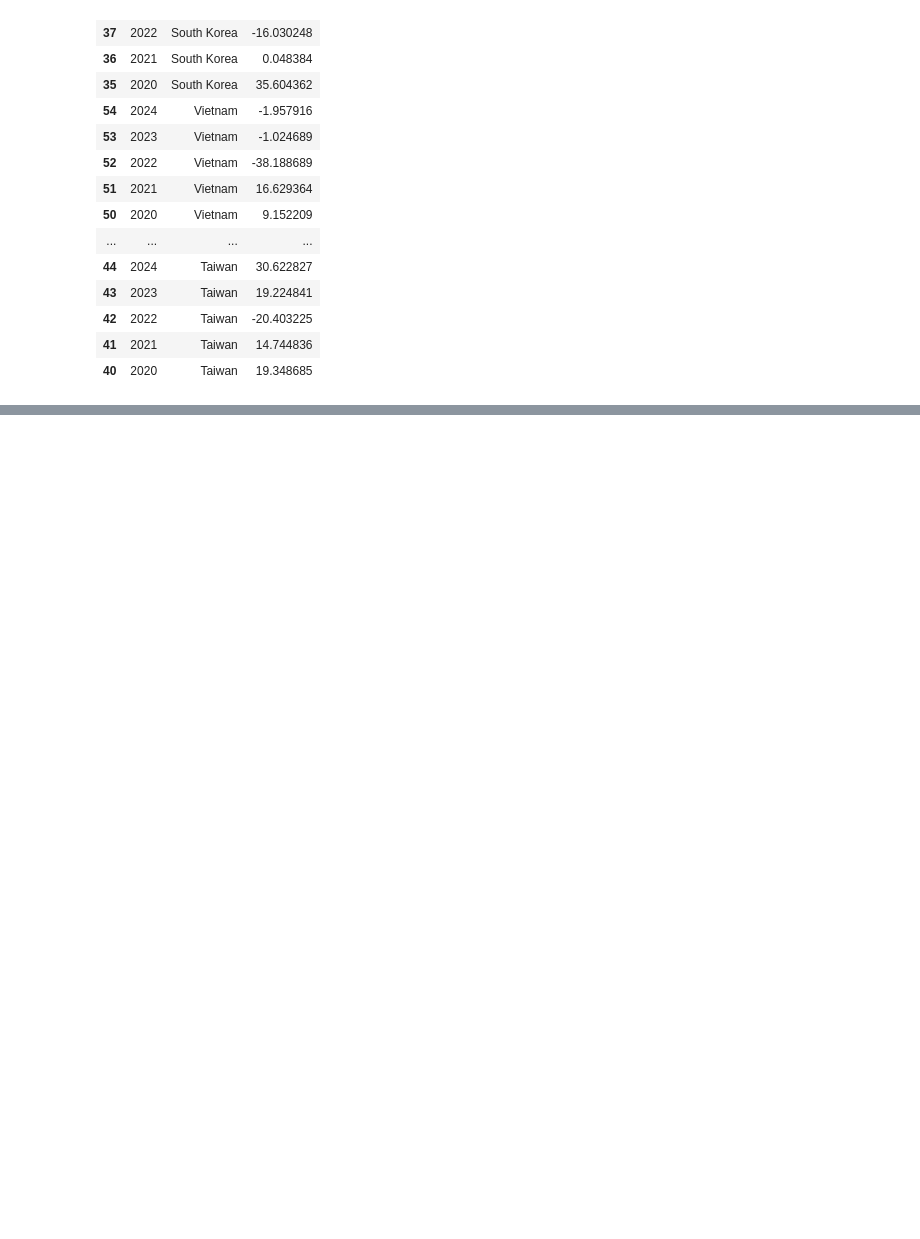
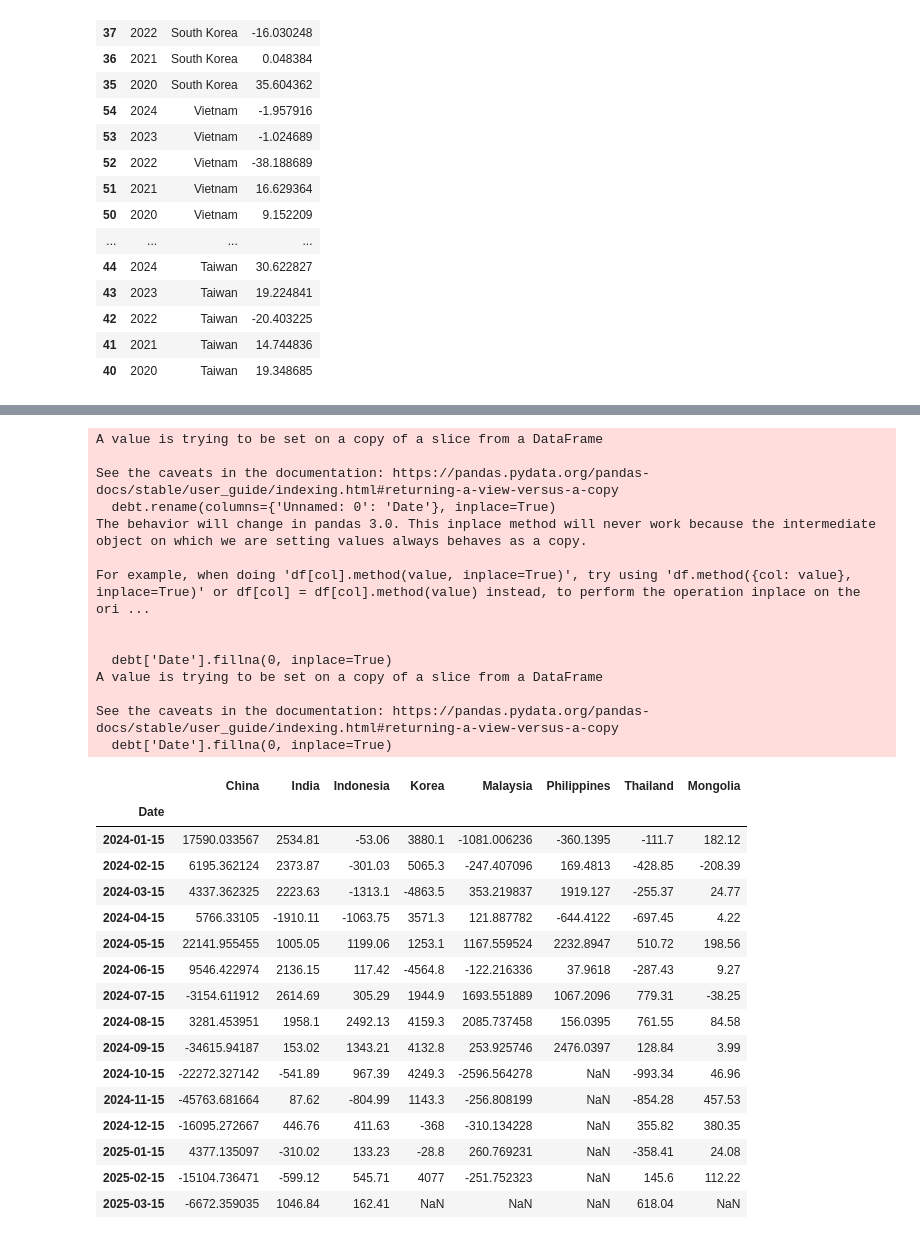
Before and after one commit to aizudeen11/cfm-nlp, a Jupyter notebook: to_gsheet/main.ipynb, the cells around one changed output, grey strips where cells are left out. Saved outputs shown, nothing was run; the diff lists cells and outputs as text; code cells hidden in the pictures; blank space fills up the shorter version.

```diff
--- a/to_gsheet/main.ipynb
+++ b/to_gsheet/main.ipynb
@@ -216,0 +224,8 @@ df.head()
+# %%
+equity = df[df.columns[[0,1,3,5,7,9,11,13,14,16,45,60]]]
+equity.rename(columns={'Unnamed: 0': 'Date'}, inplace=True)
+equity['Date'].fillna(0, inplace=True)
+date_new = [x for x in equity['Date'] if isinstance(x, datetime.date)]
+equity = equity[equity['Date'].isin(date_new)]
+equity.set_index('Date', inplace=True)
+equity
@@ -216,0 +261,41 @@ df.head()
+# %%
+debt = df[df.columns[[0,2,4,6,8,10,12,15,61]]]
+debt.rename(columns={'Unnamed: 0': 'Date'}, inplace=True)
+debt['Date'].fillna(0, inplace=True)
+date_new = [x for x in debt['Date'] if isinstance(x, datetime.date)]
+debt = debt[debt['Date'].isin(date_new)]
+debt.rename(columns={k:v for (k,v) in zip(debt.columns, equity.columns.drop(['Taiwan, China', 'Vietnam', 'Sri lanka']))}, inplace=True)
+debt.set_index('Date', inplace=True)
+debt.tail(15)
+# %% [output]
+A value is trying to be set on a copy of a slice from a DataFrame
+
+See the caveats in the documentation: https://pandas.pydata.org/pandas-docs/stable/user_guide/indexing.html#returning-a-view-versus-a-copy
+  debt.rename(columns={'Unnamed: 0': 'Date'}, inplace=True)
+The behavior will change in pandas 3.0. This inplace method will never work because the intermediate object on which we are setting values always behaves as a copy.
+
+For example, when doing 'df[col].method(value, inplace=True)', try using 'df.method({col: value}, inplace=True)' or df[col] = df[col].method(value) instead, to perform the operation inplace on the ori ...
+
+
+  debt['Date'].fillna(0, inplace=True)
+A value is trying to be set on a copy of a slice from a DataFrame
+
+See the caveats in the documentation: https://pandas.pydata.org/pandas-docs/stable/user_guide/indexing.html#returning-a-view-versus-a-copy
+  debt['Date'].fillna(0, inplace=True)
+|  | China | India | Indonesia | Korea | Malaysia | Philippines | Thailand | Mongolia |
+| Date |  |  |  |  |  |  |  |  |
+| 2024-01-15 | 17590.033567 | 2534.81 | -53.06 | 3880.1 | -1081.006236 | -360.1395 | -111.7 | 182.12 |
+| 2024-02-15 | 6195.362124 | 2373.87 | -301.03 | 5065.3 | -247.407096 | 169.4813 | -428.85 | -208.39 |
+| 2024-03-15 | 4337.362325 | 2223.63 | -1313.1 | -4863.5 | 353.219837 | 1919.127 | -255.37 | 24.77 |
+| 2024-04-15 | 5766.33105 | -1910.11 | -1063.75 | 3571.3 | 121.887782 | -644.4122 | -697.45 | 4.22 |
+| 2024-05-15 | 22141.955455 | 1005.05 | 1199.06 | 1253.1 | 1167.559524 | 2232.8947 | 510.72 | 198.56 |
+| 2024-06-15 | 9546.422974 | 2136.15 | 117.42 | -4564.8 | -122.216336 | 37.9618 | -287.43 | 9.27 |
+| 2024-07-15 | -3154.611912 | 2614.69 | 305.29 | 1944.9 | 1693.551889 | 1067.2096 | 779.31 | -38.25 |
+| 2024-08-15 | 3281.453951 | 1958.1 | 2492.13 | 4159.3 | 2085.737458 | 156.0395 | 761.55 | 84.58 |
+| 2024-09-15 | -34615.94187 | 153.02 | 1343.21 | 4132.8 | 253.925746 | 2476.0397 | 128.84 | 3.99 |
+| 2024-10-15 | -22272.327142 | -541.89 | 967.39 | 4249.3 | -2596.564278 | NaN | -993.34 | 46.96 |
+| 2024-11-15 | -45763.681664 | 87.62 | -804.99 | 1143.3 | -256.808199 | NaN | -854.28 | 457.53 |
+| 2024-12-15 | -16095.272667 | 446.76 | 411.63 | -368 | -310.134228 | NaN | 355.82 | 380.35 |
+| 2025-01-15 | 4377.135097 | -310.02 | 133.23 | -28.8 | 260.769231 | NaN | -358.41 | 24.08 |
+| 2025-02-15 | -15104.736471 | -599.12 | 545.71 | 4077 | -251.752323 | NaN | 145.6 | 112.22 |
+| 2025-03-15 | -6672.359035 | 1046.84 | 162.41 | NaN | NaN | NaN | 618.04 | NaN |
```
Also changed, not shown: parts of 7 cells of this notebook, 5 other files.
